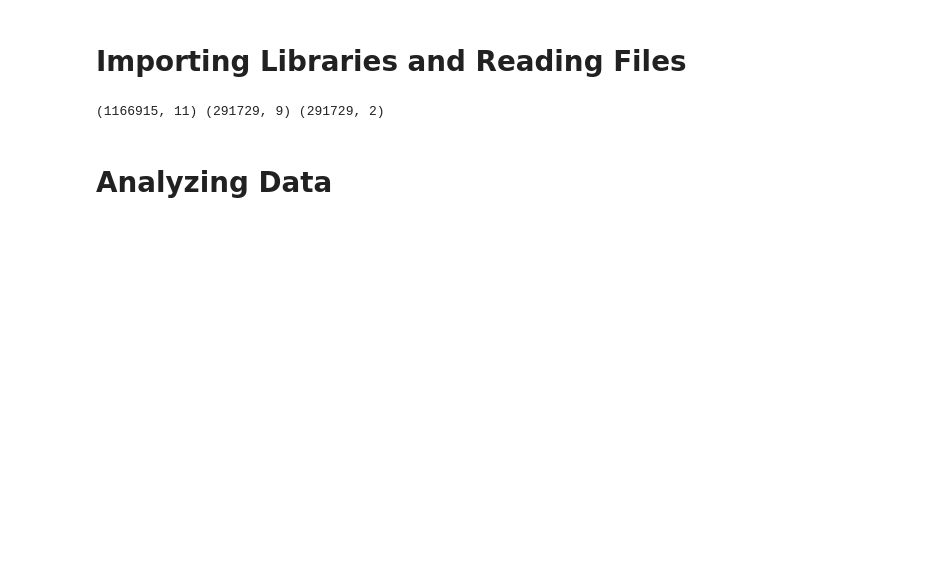
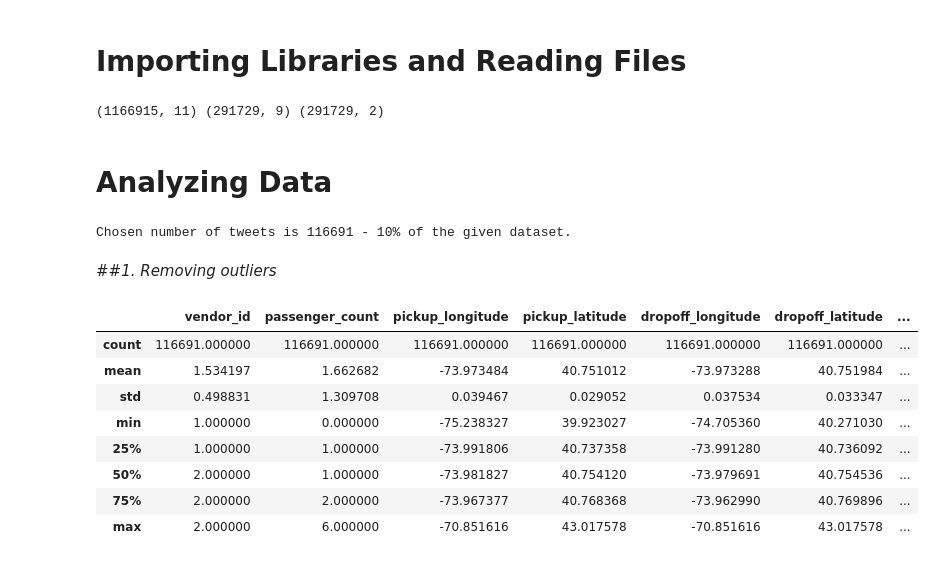
Before and after one commit to EliasEconomou/DataMining2-Travel-Time-Prediction, a Jupyter notebook: DataMining2_Travel_Time_Prediction.ipynb, the cells around one changed output. Drawn from its saved outputs; the diff is of its cells as text; code cells hidden in the pictures; blank space fills up the shorter version.

```diff
--- a/DataMining2_Travel_Time_Prediction.ipynb
+++ b/DataMining2_Travel_Time_Prediction.ipynb
@@ -29,7 +32,11 @@ targetFilePath = "./drive/MyDrive/ColabNotebooks/travel_time_data/target.csv"
 train = read_file(trainFilePath)
 test = read_file(testFilePath)
 target = read_file(targetFilePath)
+
+train.dropna(inplace = True)
+test.dropna(inplace = True)
+target.dropna(inplace = True)
+
+print(train.shape,test.shape,target.shape)
+# %% [output]
+(1166915, 11) (291729, 9) (291729, 2)
-# %%
-print(train.shape,test.shape,target.shape)
-# %% [output]
-(1166915, 11) (291729, 9) (291729, 2)
@@ -36,2 +49,27 @@ print(train.shape,test.shape,target.shape)
 # %% [markdown]
 # **Analyzing Data**
+# %%
+# We can choose a subset of our train dataset to analyze
+percentage = 10
+trainDF = select_dfsubset(train,percentage)
+print("Chosen number of tweets is {} - {}% of the given dataset.".format(trainDF.shape[0], percentage))
+# %% [output]
+Chosen number of tweets is 116691 - 10% of the given dataset.
+# %% [markdown]
+##*1. Removing outliers*
+# %%
+# Getting some basic statistics of out dataset with trip duration outliers
+statistics = trainDF.describe()
+tripDurMean = statistics["trip_duration"]["mean"]
+tripDurStd = statistics["trip_duration"]["std"]
+statistics
+# %% [output]
+|  | vendor_id | passenger_count | pickup_longitude | pickup_latitude | dropoff_longitude | dropoff_latitude | ... |
+| count | 116691.000000 | 116691.000000 | 116691.000000 | 116691.000000 | 116691.000000 | 116691.000000 | ... |
+| mean | 1.534197 | 1.662682 | -73.973484 | 40.751012 | -73.973288 | 40.751984 | ... |
+| std | 0.498831 | 1.309708 | 0.039467 | 0.029052 | 0.037534 | 0.033347 | ... |
+| min | 1.000000 | 0.000000 | -75.238327 | 39.923027 | -74.705360 | 40.271030 | ... |
+| 25% | 1.000000 | 1.000000 | -73.991806 | 40.737358 | -73.991280 | 40.736092 | ... |
+| 50% | 2.000000 | 1.000000 | -73.981827 | 40.754120 | -73.979691 | 40.754536 | ... |
+| 75% | 2.000000 | 2.000000 | -73.967377 | 40.768368 | -73.962990 | 40.769896 | ... |
+| max | 2.000000 | 6.000000 | -70.851616 | 43.017578 | -70.851616 | 43.017578 | ... |
```
Also changed, not shown: parts of 9 cells of this notebook.
